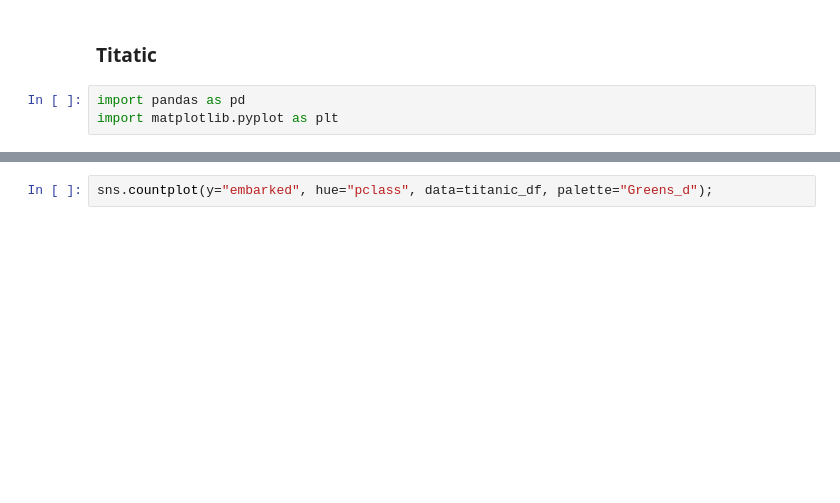
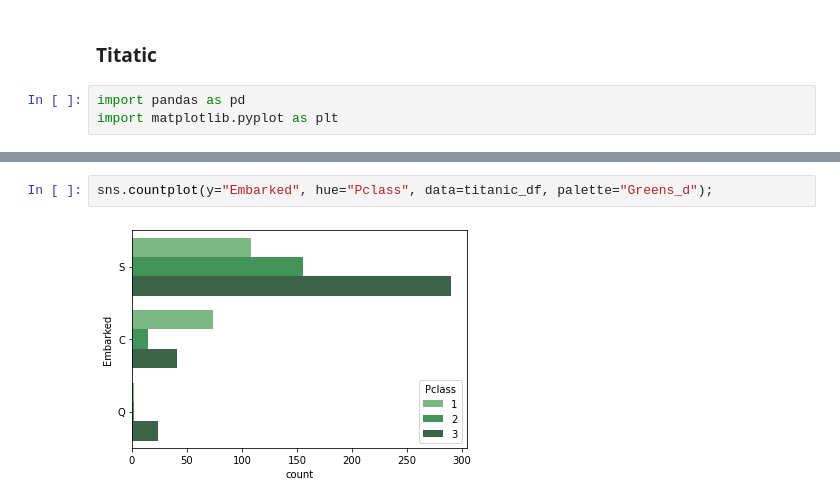
Before and after one commit to zkan/python-for-data-analysis, a Jupyter notebook: 02-pandas.ipynb, the cells around one changed output, grey strips where cells are left out. Cells and saved outputs as stored; diff of their text form; blank space fills up the shorter version.

```diff
--- a/02-pandas.ipynb
+++ b/02-pandas.ipynb
@@ -393,3 +1047,5 @@ sns.barplot(x="sex", y="survived", hue="pclass", data=titanic_df, palette=sns.cu
 # %%
-sns.countplot(y="embarked", hue="pclass", data=titanic_df, palette="Greens_d");
+sns.countplot(y="Embarked", hue="Pclass", data=titanic_df, palette="Greens_d");
+# %% [output]
+[figure, added]
 # %%
```
Also changed, not shown: parts of 116 cells of this notebook, 6 other files.
